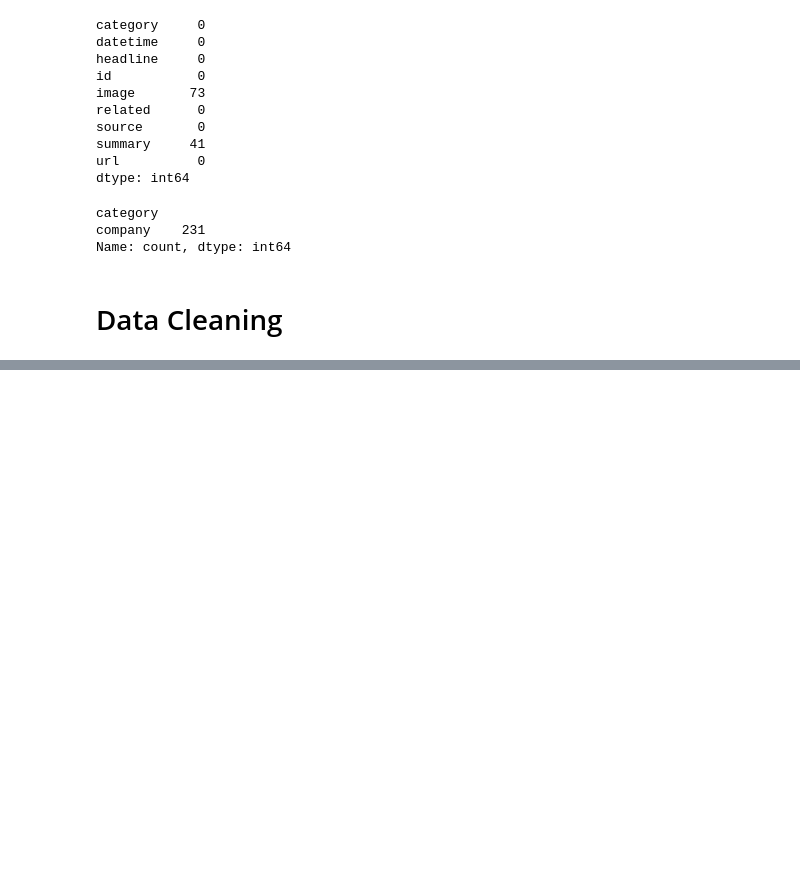
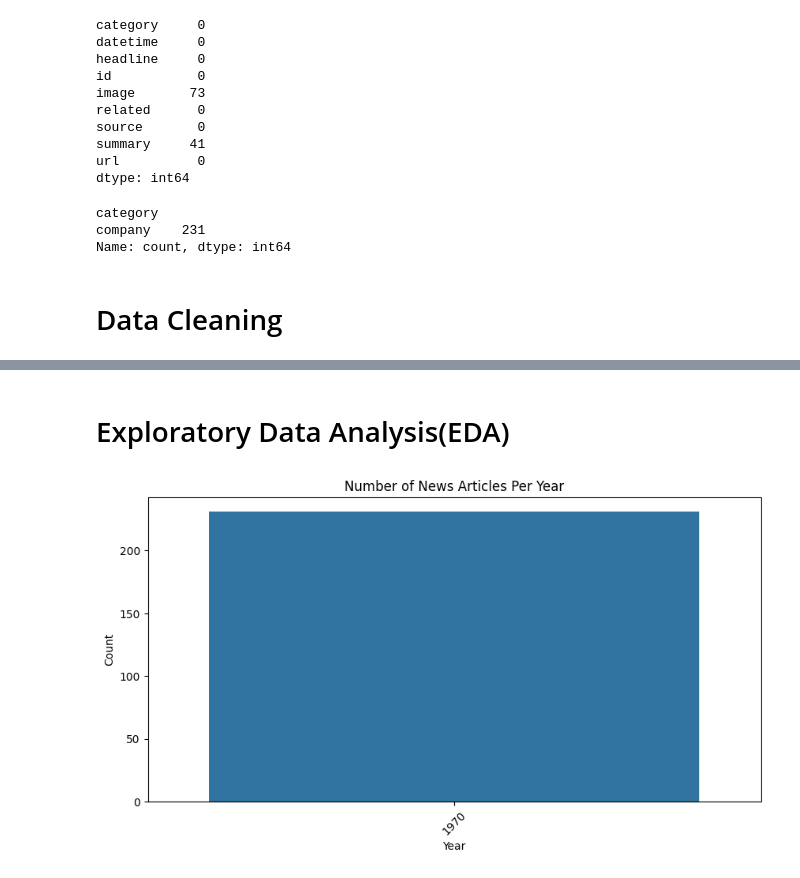
Before and after one commit to alistechworld/GOOGLE-Stock-Financial-News-2000-2025-EDA-ML, a Jupyter notebook: google-stock-financial-news-2000-2025-eda-ml.ipynb, the cells around one changed output, grey strips where cells are left out. Cells and saved outputs as stored; diff of their text form; code cells hidden in the pictures; blank space fills up the shorter version.

```diff
--- a/google-stock-financial-news-2000-2025-eda-ml.ipynb
+++ b/google-stock-financial-news-2000-2025-eda-ml.ipynb
@@ -101,4 +101,21 @@ df['date'] = pd.to_datetime(df['datetime'], unit='ms')
 
 # Handling missing summaries (fill with headlines if missing)
 df['summary'].fillna(df['headline'], inplace=True)
+
+# Check the duplicates
+print("\nDuplicates Rows:", df.duplicated().sum())
+
+# Clean text data (remove special character, lowercase)
+import re
+def clean_text(text):
+    text = re.sub(r'[^a-zA-Z0-0\s]', '', str(text))
+    text = text.lower()
+    return text
+
+
+df['cleaned_headline'] = df['headline'].apply(clean_text)
+df['cleaned_summary'] = df['summary'].apply(clean_text)
+
+print("\nCleaned Data Sample:")
+print(df[['cleaned_headline', 'cleaned_summary']].head())
 # %% [output]
@@ -110,0 +144,18 @@ For example, when doing 'df[col].method(value, inplace=True)', try using 'df.met
+# %% [markdown]
+# Exploratory Data Analysis(EDA)
+# %%
+# News Article Frequency Over Time
+
+# Plot news count per year
+df['year'] = df['date'].dt.year
+news_per_year = df['year'].value_counts().sort_index()
+
+plt.figure(figsize=(10, 5))
+sns.barplot(x=news_per_year.index, y = news_per_year.values)
+plt.title("Number of News Articles Per Year")
+plt.xlabel("Year")
+plt.ylabel("Count")
+plt.xticks(rotation=45)
+plt.show()
+# %% [output]
+[figure, added]
```
Also changed, not shown: parts of 1 cell of this notebook.
